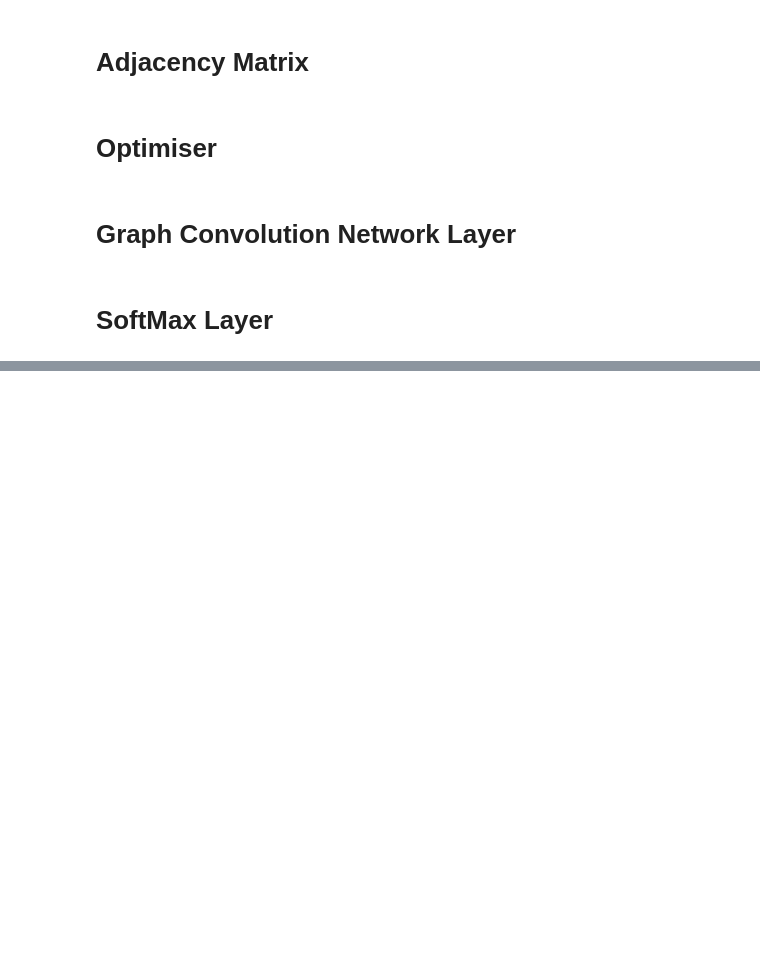
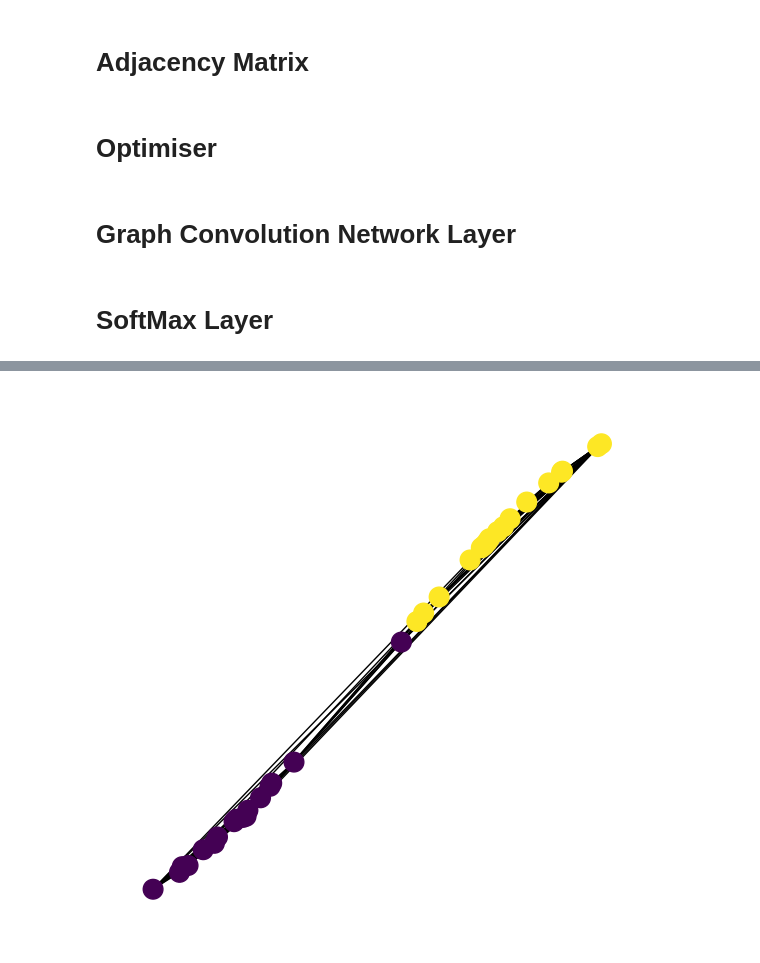
Before and after one commit to Nate-81/GCN_from_scratch, a Jupyter notebook: GNN_from_scratch.ipynb, the cells around one changed output, grey strips where cells are left out. Cells and saved outputs as stored; diff of their text form; code cells hidden in the pictures; blank space fills up the shorter version.

```diff
--- a/GNN_from_scratch.ipynb
+++ b/GNN_from_scratch.ipynb
@@ -198,0 +365,5 @@ opt = Optimiser(0.03, 0.04)
+# %%
+pos = {i: embeddings[-1][i, :] for i in range(embeddings[-1].shape[0])}
+draw_graph(G, colouring, pos)
+# %% [output]
+[figure, added]
```
Also changed, not shown: parts of 24 cells of this notebook.
